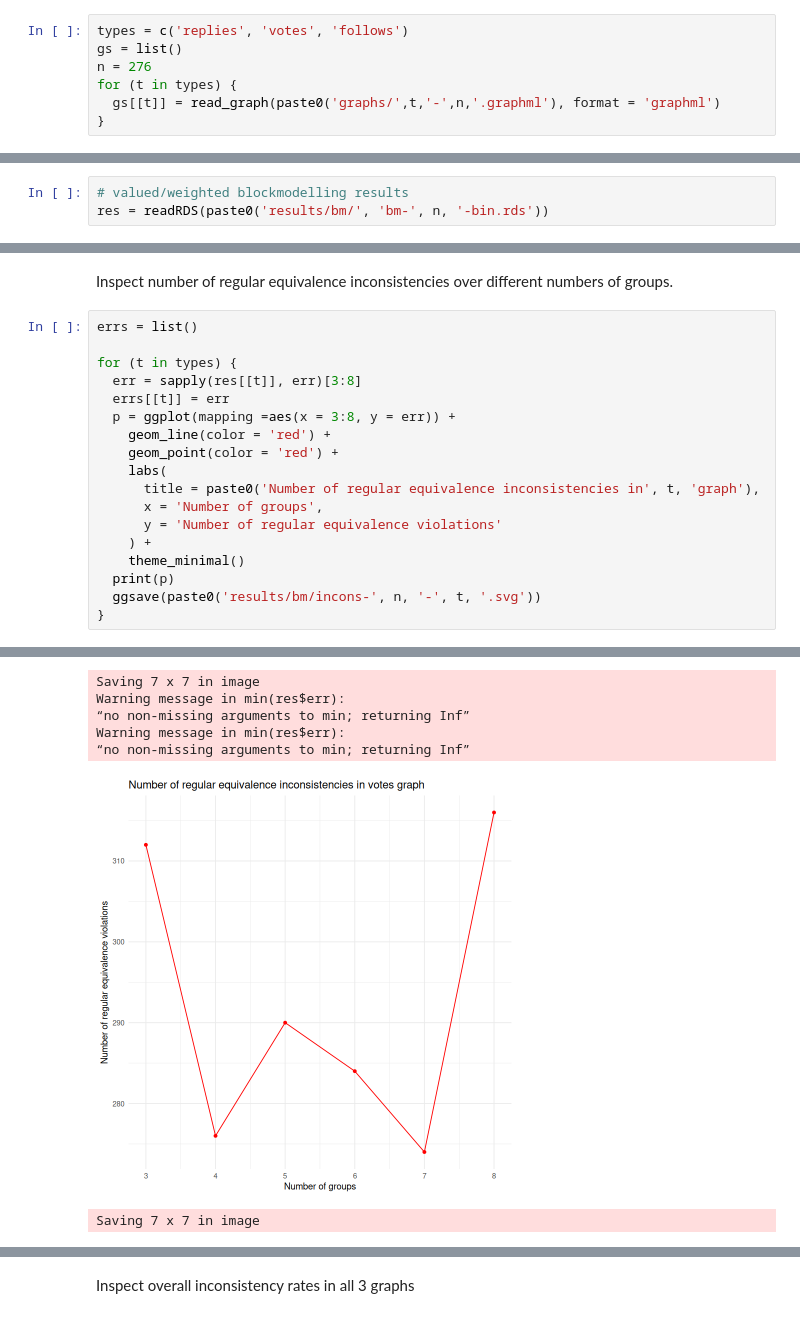
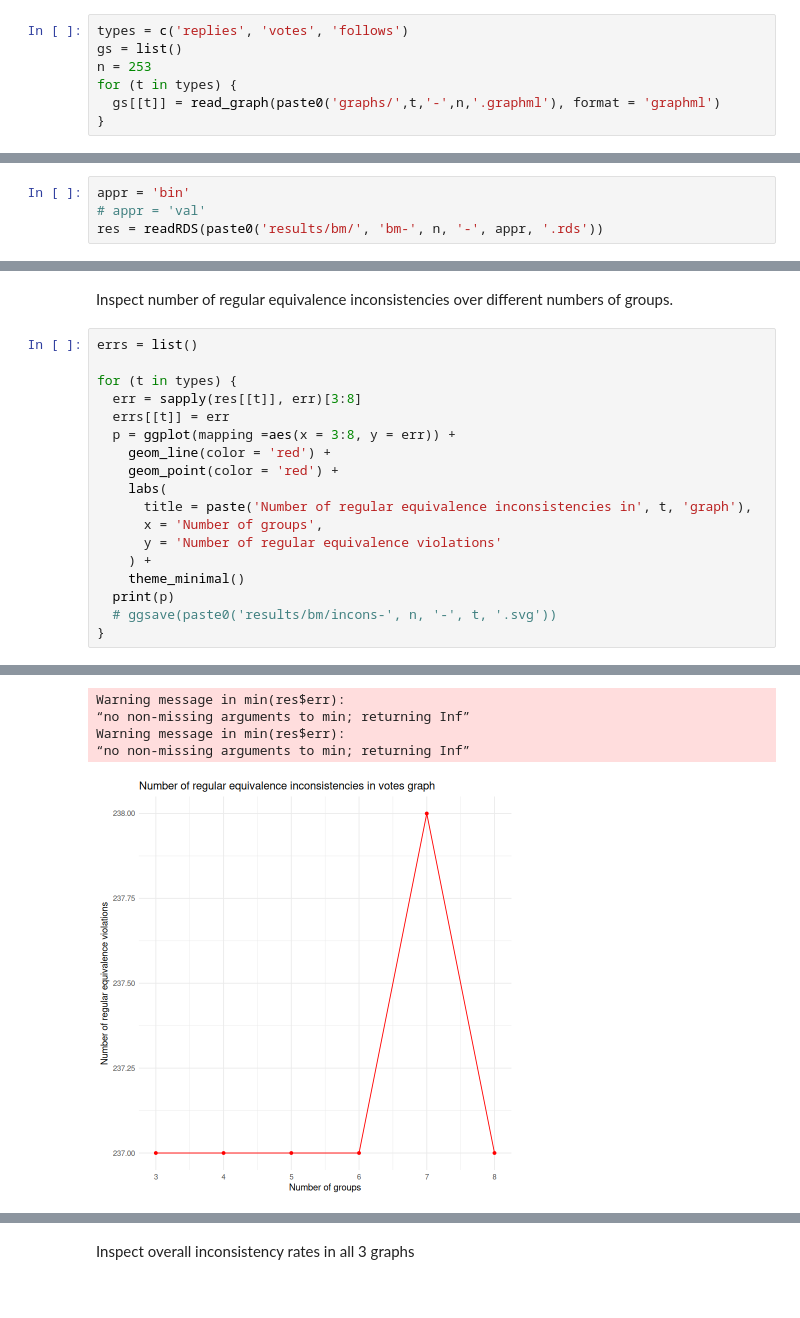
Before and after one commit to babiyivan/network-role-mining, a Jupyter notebook: blockmodelling.ipynb, the cells around one changed output, grey strips where cells are left out. Drawn from its saved outputs; the diff is of its cells as text.

Commit message:
fixed bm adj mat plots and updated blockmodelling notebook

```diff
--- a/blockmodelling.ipynb
+++ b/blockmodelling.ipynb
@@ -19,7 +19,7 @@ Read graphs
 # %%
 types = c('replies', 'votes', 'follows')
 gs = list()
-n = 276
+n = 253
 for (t in types) {
   gs[[t]] = read_graph(paste0('graphs/',t,'-',n,'.graphml'), format = 'graphml')
 }
@@ -59,8 +59,9 @@ Warning message in optRandomParC(M = M, k = k, rep = 1000, approach = appr, bloc
 
 Inspect permuted matrices
 # %%
-# valued/weighted blockmodelling results
-res = readRDS(paste0('results/bm/', 'bm-', n, '-bin.rds'))
+appr = 'bin'
+# appr = 'val'
+res = readRDS(paste0('results/bm/', 'bm-', n, '-', appr, '.rds'))
 # %% [markdown]
 Print adjacency matrices
 # %%
@@ -94,13 +91,13 @@ for (t in types) {
     geom_line(color = 'red') +
     geom_point(color = 'red') +
     labs(
-      title = paste0('Number of regular equivalence inconsistencies in', t, 'graph'),
+      title = paste('Number of regular equivalence inconsistencies in', t, 'graph'),
       x = 'Number of groups',
       y = 'Number of regular equivalence violations'
     ) +
     theme_minimal()
   print(p)
-  ggsave(paste0('results/bm/incons-', n, '-', t, '.svg'))
+  # ggsave(paste0('results/bm/incons-', n, '-', t, '.svg'))
 }
 # %% [output]
 Warning message in min(res$err):
@@ -116,7 +112,5 @@ Warning message in min(res$err):
-Saving 7 x 7 in image
 Warning message in min(res$err):
 “no non-missing arguments to min; returning Inf”
 Warning message in min(res$err):
 “no non-missing arguments to min; returning Inf”
-[figure, old version]
+[figure, new version]
-Saving 7 x 7 in image
```
Also changed, not shown: parts of 4 cells of this notebook, 20 other files.
